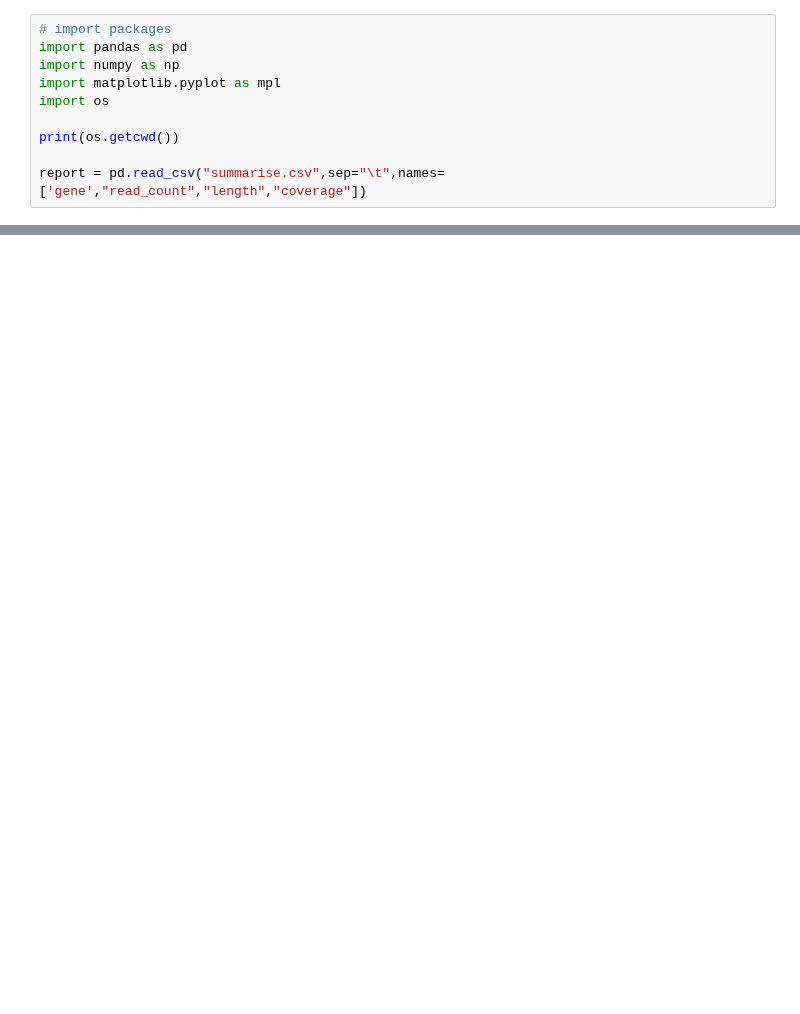
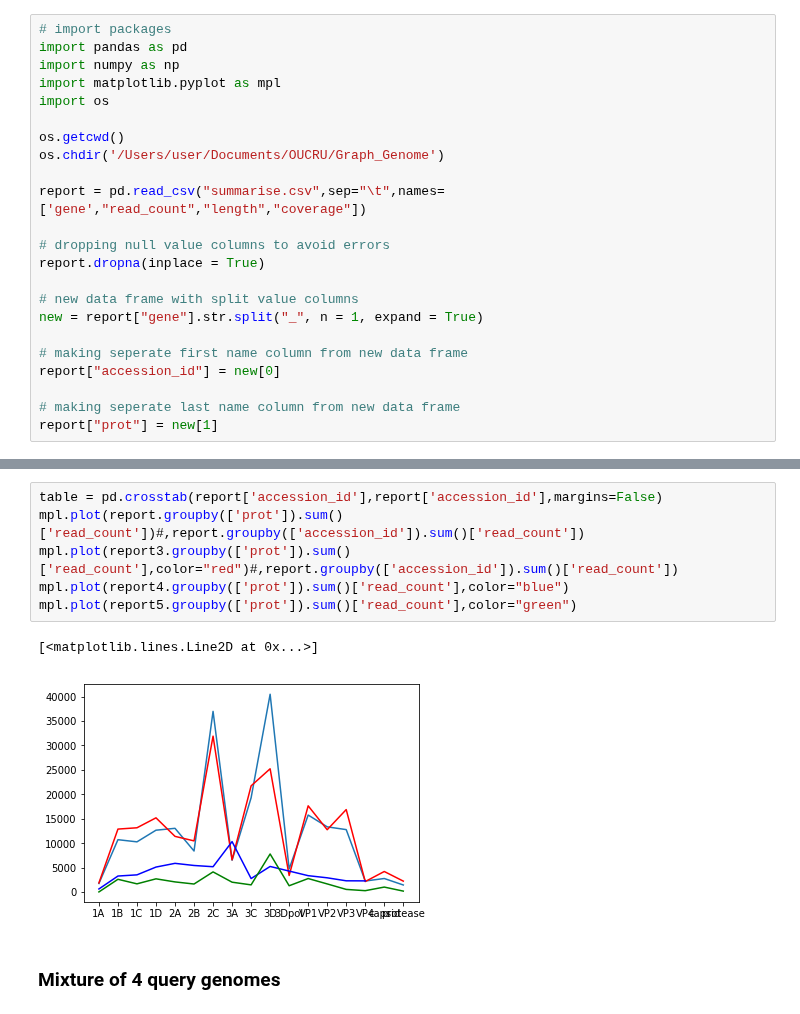
Before and after one commit to maingoc303/Graph_Genome, a Jupyter notebook: Pipeline_Introduction.ipynb, the cells around one changed output, grey strips where cells are left out. Cells and saved outputs as stored; diff of their text form; blank space fills up the shorter version.

```diff
--- a/Pipeline_Introduction.ipynb
+++ b/Pipeline_Introduction.ipynb
@@ -5,6 +9,19 @@ import numpy as np
 import matplotlib.pyplot as mpl
 import os
 
-print(os.getcwd())
+os.getcwd()
+os.chdir('/Users/user/Documents/OUCRU/Graph_Genome')
 
 report = pd.read_csv("summarise.csv",sep="\t",names=['gene',"read_count","length","coverage"])
+
+# dropping null value columns to avoid errors
+report.dropna(inplace = True)
+
+# new data frame with split value columns
+new = report["gene"].str.split("_", n = 1, expand = True)
+
+# making seperate first name column from new data frame
+report["accession_id"] = new[0]
+
+# making seperate last name column from new data frame
+report["prot"] = new[1]
@@ -13,0 +61,11 @@ FileNotFoundError: [Errno 2] File b'summarise.csv' does not exist: b'summarise.c
+# %%
+table = pd.crosstab(report['accession_id'],report['accession_id'],margins=False)
+mpl.plot(report.groupby(['prot']).sum()['read_count'])#,report.groupby(['accession_id']).sum()['read_count'])
+mpl.plot(report3.groupby(['prot']).sum()['read_count'],color="red")#,report.groupby(['accession_id']).sum()['read_count'])
+mpl.plot(report4.groupby(['prot']).sum()['read_count'],color="blue")
+mpl.plot(report5.groupby(['prot']).sum()['read_count'],color="green")
+# %% [output]
+[<matplotlib.lines.Line2D at 0x...>]
+[figure, added]
+# %% [markdown]
+### Mixture of 4 query genomes
```
Also changed, not shown: parts of 26 cells of this notebook, 44 other files.
